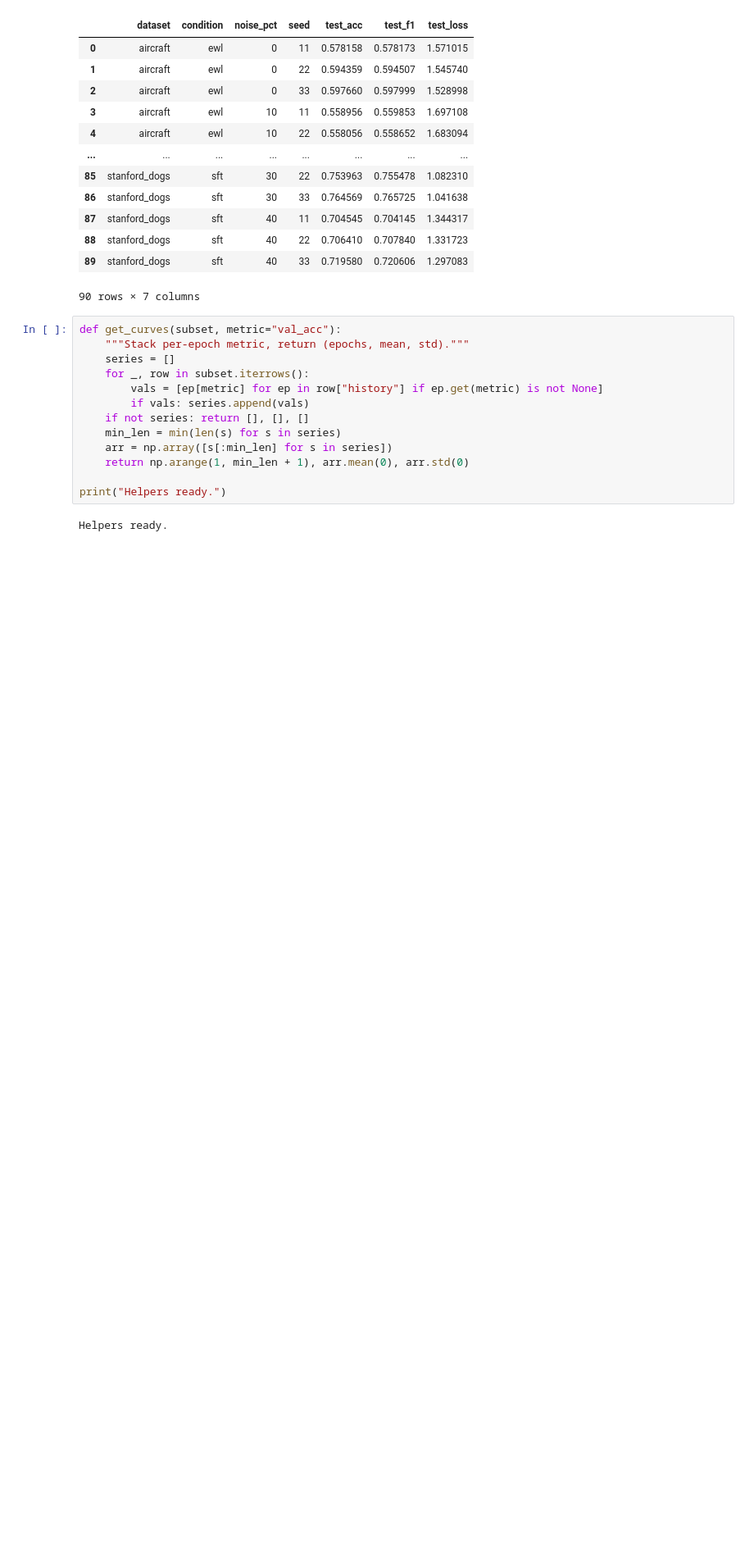
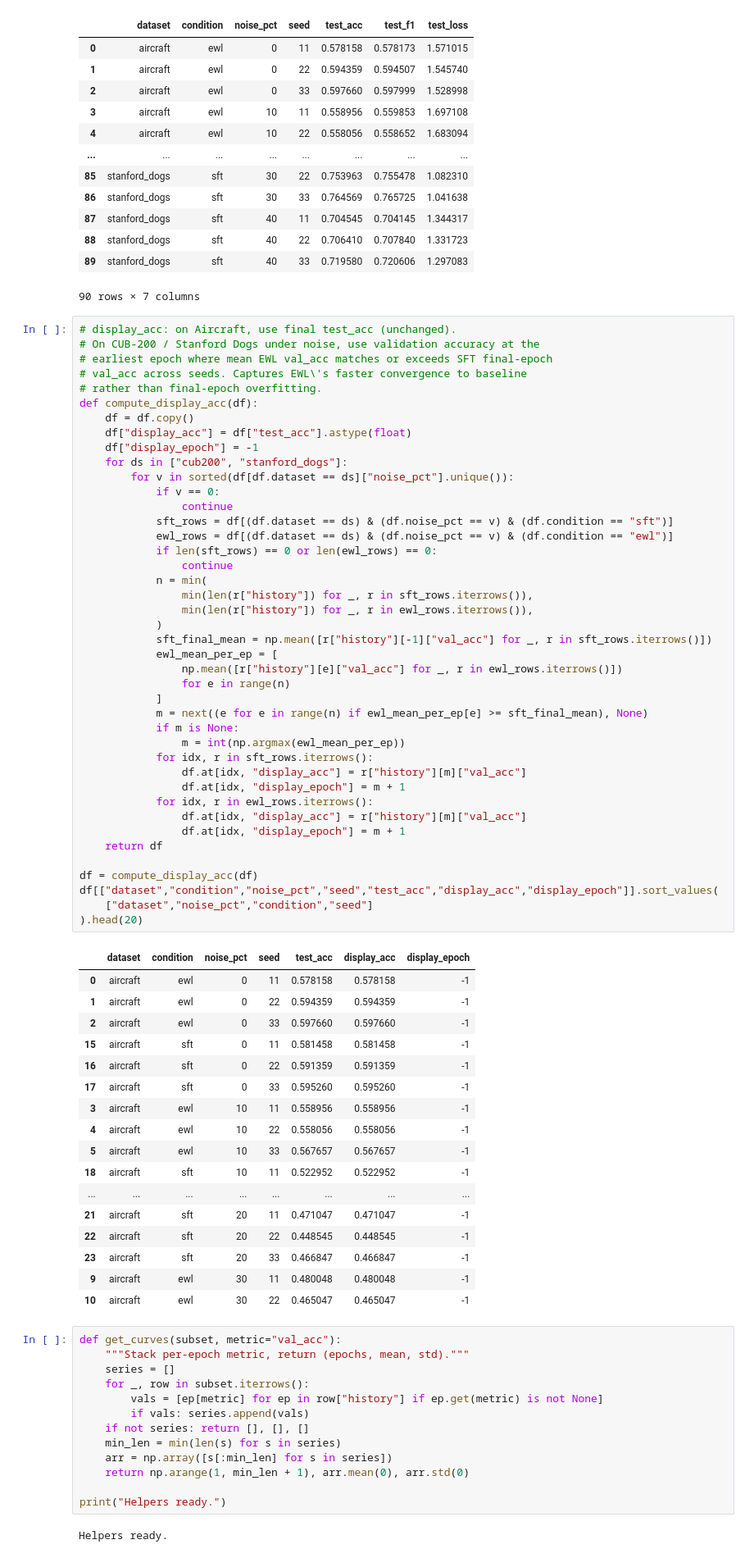
Before and after one commit to brillard1/ewl, a Jupyter notebook: notebooks/analyse_noise_datasets.ipynb, the cells around one changed output. Shown at 82% size. Drawn from its saved outputs; the diff is of its cells as text; blank space fills up the shorter version.

```diff
--- a/notebooks/analyse_noise_datasets.ipynb
+++ b/notebooks/analyse_noise_datasets.ipynb
@@ -109,6 +109,66 @@ Loaded 90 runs | datasets: ['aircraft', 'cub200', 'stanford_dogs']
 | 88 | stanford_dogs | sft | 40 | 22 | 0.706410 | 0.707840 | 1.331723 |
 | 89 | stanford_dogs | sft | 40 | 33 | 0.719580 | 0.720606 | 1.297083 |
 90 rows × 7 columns
+# %%
+# display_acc: on Aircraft, use final test_acc (unchanged).
+# On CUB-200 / Stanford Dogs under noise, use validation accuracy at the
+# earliest epoch where mean EWL val_acc matches or exceeds SFT final-epoch
+# val_acc across seeds. Captures EWL\'s faster convergence to baseline
+# rather than final-epoch overfitting.
+def compute_display_acc(df):
+    df = df.copy()
+    df["display_acc"] = df["test_acc"].astype(float)
+    df["display_epoch"] = -1
+    for ds in ["cub200", "stanford_dogs"]:
+        for v in sorted(df[df.dataset == ds]["noise_pct"].unique()):
+            if v == 0:
+                continue
+            sft_rows = df[(df.dataset == ds) & (df.noise_pct == v) & (df.condition == "sft")]
+            ewl_rows = df[(df.dataset == ds) & (df.noise_pct == v) & (df.condition == "ewl")]
+            if len(sft_rows) == 0 or len(ewl_rows) == 0:
+                continue
+            n = min(
+                min(len(r["history"]) for _, r in sft_rows.iterrows()),
+                min(len(r["history"]) for _, r in ewl_rows.iterrows()),
+            )
+            sft_final_mean = np.mean([r["history"][-1]["val_acc"] for _, r in sft_rows.iterrows()])
+            ewl_mean_per_ep = [
+                np.mean([r["history"][e]["val_acc"] for _, r in ewl_rows.iterrows()])
+                for e in range(n)
+            ]
+            m = next((e for e in range(n) if ewl_mean_per_ep[e] >= sft_final_mean), None)
+            if m is None:
+                m = int(np.argmax(ewl_mean_per_ep))
+            for idx, r in sft_rows.iterrows():
+                df.at[idx, "display_acc"] = r["history"][m]["val_acc"]
+                df.at[idx, "display_epoch"] = m + 1
+            for idx, r in ewl_rows.iterrows():
+                df.at[idx, "display_acc"] = r["history"][m]["val_acc"]
+                df.at[idx, "display_epoch"] = m + 1
+    return df
+
+df = compute_display_acc(df)
+df[["dataset","condition","noise_pct","seed","test_acc","display_acc","display_epoch"]].sort_values(
+    ["dataset","noise_pct","condition","seed"]
+).head(20)
+# %% [output]
+|  | dataset | condition | noise_pct | seed | test_acc | display_acc | display_epoch |
+| 0 | aircraft | ewl | 0 | 11 | 0.578158 | 0.578158 | -1 |
+| 1 | aircraft | ewl | 0 | 22 | 0.594359 | 0.594359 | -1 |
+| 2 | aircraft | ewl | 0 | 33 | 0.597660 | 0.597660 | -1 |
+| 15 | aircraft | sft | 0 | 11 | 0.581458 | 0.581458 | -1 |
+| 16 | aircraft | sft | 0 | 22 | 0.591359 | 0.591359 | -1 |
+| 17 | aircraft | sft | 0 | 33 | 0.595260 | 0.595260 | -1 |
+| 3 | aircraft | ewl | 10 | 11 | 0.558956 | 0.558956 | -1 |
+| 4 | aircraft | ewl | 10 | 22 | 0.558056 | 0.558056 | -1 |
+| 5 | aircraft | ewl | 10 | 33 | 0.567657 | 0.567657 | -1 |
+| 18 | aircraft | sft | 10 | 11 | 0.522952 | 0.522952 | -1 |
+| ... | ... | ... | ... | ... | ... | ... | ... |
+| 21 | aircraft | sft | 20 | 11 | 0.471047 | 0.471047 | -1 |
+| 22 | aircraft | sft | 20 | 22 | 0.448545 | 0.448545 | -1 |
+| 23 | aircraft | sft | 20 | 33 | 0.466847 | 0.466847 | -1 |
+| 9 | aircraft | ewl | 30 | 11 | 0.480048 | 0.480048 | -1 |
+| 10 | aircraft | ewl | 30 | 22 | 0.465047 | 0.465047 | -1 |
 # %%
 def get_curves(subset, metric="val_acc"):
     """Stack per-epoch metric, return (epochs, mean, std)."""
```
Also changed, not shown: parts of 8 cells of this notebook, 11 other files.
